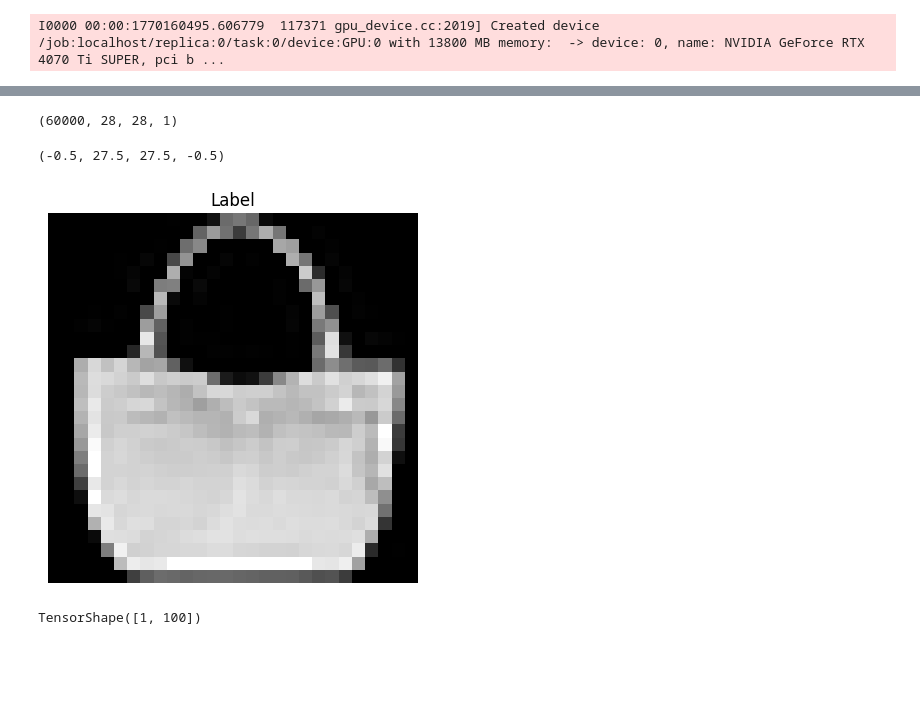
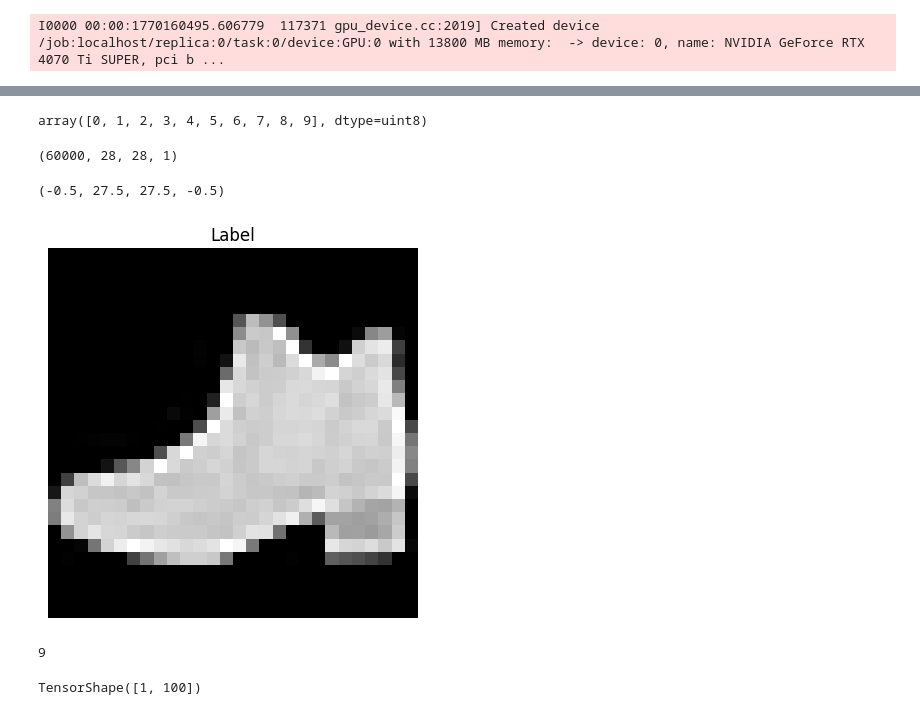
Before and after one commit to gibrano/Curso_Bourbaki_DL, a Jupyter notebook: bloque6/DL_Bloque6_GANs.ipynb, the cells around one changed output, grey strips where cells are left out. Saved outputs shown, nothing was run; the diff lists cells and outputs as text; code cells hidden in the pictures; blank space fills up the shorter version.

```diff
--- a/bloque6/DL_Bloque6_GANs.ipynb
+++ b/bloque6/DL_Bloque6_GANs.ipynb
@@ -101,14 +111,22 @@ I0000 00:00:1770160495.606779  117371 gpu_device.cc:2019] Created device /job:lo
+# %%
+np.unique(y_train)
+# %% [output]
+array([0, 1, 2, 3, 4, 5, 6, 7, 8, 9], dtype=uint8)
 # %%
 x_train.shape
 # %% [output]
 (60000, 28, 28, 1)
 # %%
-plt.imshow(x_train[100].reshape(28,28) , cmap='gray')
+plt.imshow(x_train[15].reshape(28,28) , cmap='gray')
 plt.title("Label")
 plt.axis('off')
 # %% [output]
 (-0.5, 27.5, 27.5, -0.5)
-[figure, old version]
+[figure, new version]
+# %%
+y_train[15]
+# %% [output]
+9
 # %%
 def make_conditional_generator():
     noise_dim = 100
```
Also changed, not shown: parts of 7 cells of this notebook, 4 other files.
